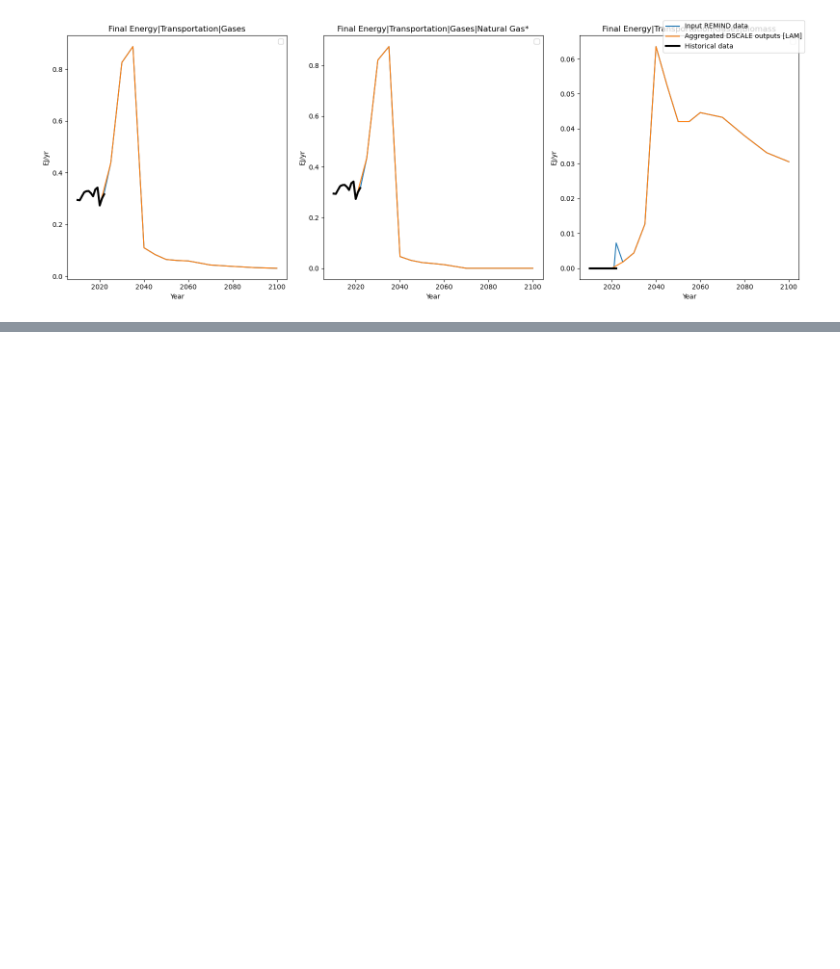
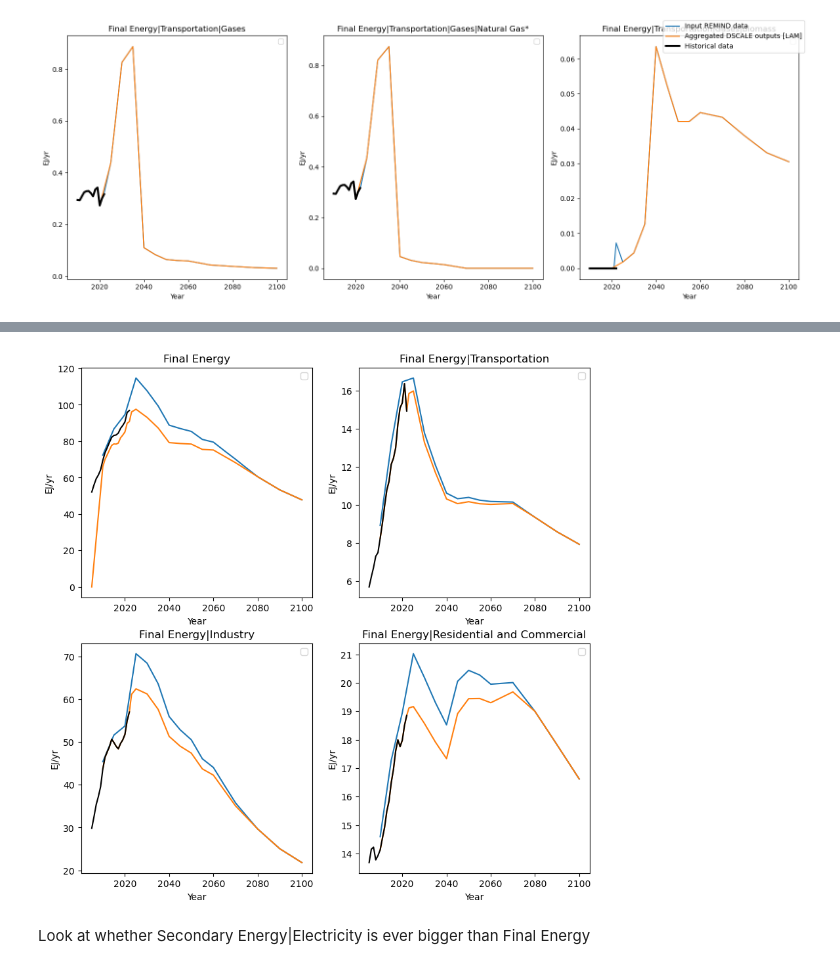
Before and after one commit to fabiosferra/DSCALE, a Jupyter notebook: notebook/explore_enduse.ipynb, the cells around one changed output, grey strips where cells are left out. Saved outputs shown, nothing was run; the diff lists cells and outputs as text; code cells hidden in the pictures; blank space fills up the shorter version.

```diff
--- a/notebook/explore_enduse.ipynb
+++ b/notebook/explore_enduse.ipynb
@@ -278,10 +256,9 @@ f, axes = plt.subplots(ncols=2,nrows=2,figsize=(10,10))
 
 for count, ax in enumerate(axes.ravel()):
 
-    # input_data.filter(variable=f'Final Energy|{sector}|{phase}{fuels[count]}',region='*LAM',scenario='NPE-core',year=range(2010,2101)).plot(ax=ax)
     input_data.filter(variable=f'Final Energy|{sector}|{phase}{fuels[count]}',region='*LAM',scenario='NPE-core',year=range(2020,2101)).plot(ax=ax)
     dscale_results_agg.filter(variable=f'Final Energy|{sector}|{phase}{fuels[count]}',region='LAM',year=range(2020,2101)).plot(ax=ax)
-    hist_agg.filter(variable=f'Final Energy|{sector}|{phase}{fuels[count]}',region='LAM',year=range(2020,2101)).plot(ax=ax,color='k',lw=3)
+    hist_agg.filter(variable=f'Final Energy|{sector}|{phase}{fuels[count]}',region='LAM',year=range(2020,2022)).plot(ax=ax,color='k',lw=3)
     ax.set_title(f'Final Energy|{sector}|{phase}{fuels[count]}')
 
 f.legend(['Input REMIND data','Aggregated DSCALE outputs [LAM]','Historical data'])
@@ -673,16 +307,0 @@ dscale_results.filter(region='ARG',variable='Final Energy').timeseries()
-# %%
-fuels = ['','|Natural*','|Biomass']
-phase = 'Gases'
-sector = 'Transportation'
-
-
-f, axes = plt.subplots(ncols=3,figsize=(16,6))
-
-for count, ax in enumerate(axes.ravel()):
-
-    dscale_results_agg.filter(variable=f'Final Energy|{sector}|{phase}{fuels[count]}',region='LAM').plot(ax=ax)
-    input_data.filter(variable=f'Final Energy|{sector}|{phase}{fuels[count]}',region='LAM').plot(ax=ax)
-    hist_agg.filter(variable=f'Final Energy|{sector}|{phase}{fuels[count]}',region='LAM').plot(ax=ax,color='k')
-    ax.set_title(f'Final Energy|{sector}|{phase}{fuels[count]}')
-
-plt.tight_layout()
@@ -692,0 +526,16 @@ plt.tight_layout()
+# %%
+f, ax = plt.subplots(nrows=2,ncols=2,figsize=(10,10))
+plot_region = 'CHA'
+
+sectors = ['Final Energy','Final Energy|Transportation','Final Energy|Industry','Final Energy|Residential and Commercial']
+
+for count, ax in enumerate(ax.ravel()):
+    plt.sca(ax)
+    dscale_results_agg.filter(variable=sectors[count],region=plot_region).plot(ax=plt.gca())
+    input_data.filter(variable=sectors[count],region=plot_region).plot(ax=plt.gca())
+    hist_agg.filter(variable=sectors[count],region=plot_region,year=range(2005,2024)).plot(ax=plt.gca(),color='k')
+    ax.set_title(f'{sectors[count]}')
+# %% [output]
+[figure, added]
+# %% [markdown]
+Look at whether Secondary Energy|Electricity is ever bigger than Final Energy
```
Also changed, not shown: parts of 72 cells of this notebook, 3 other files.
